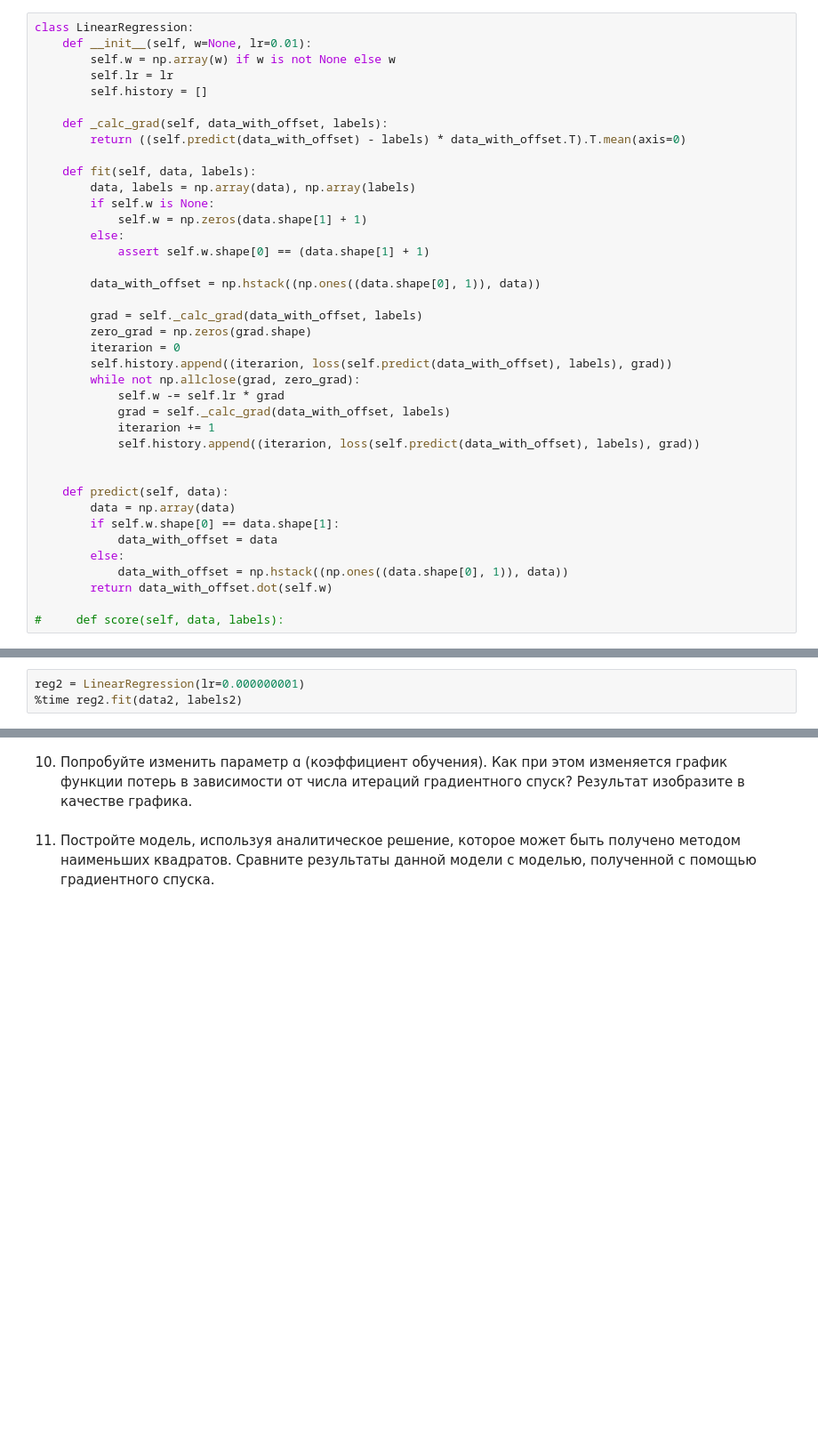
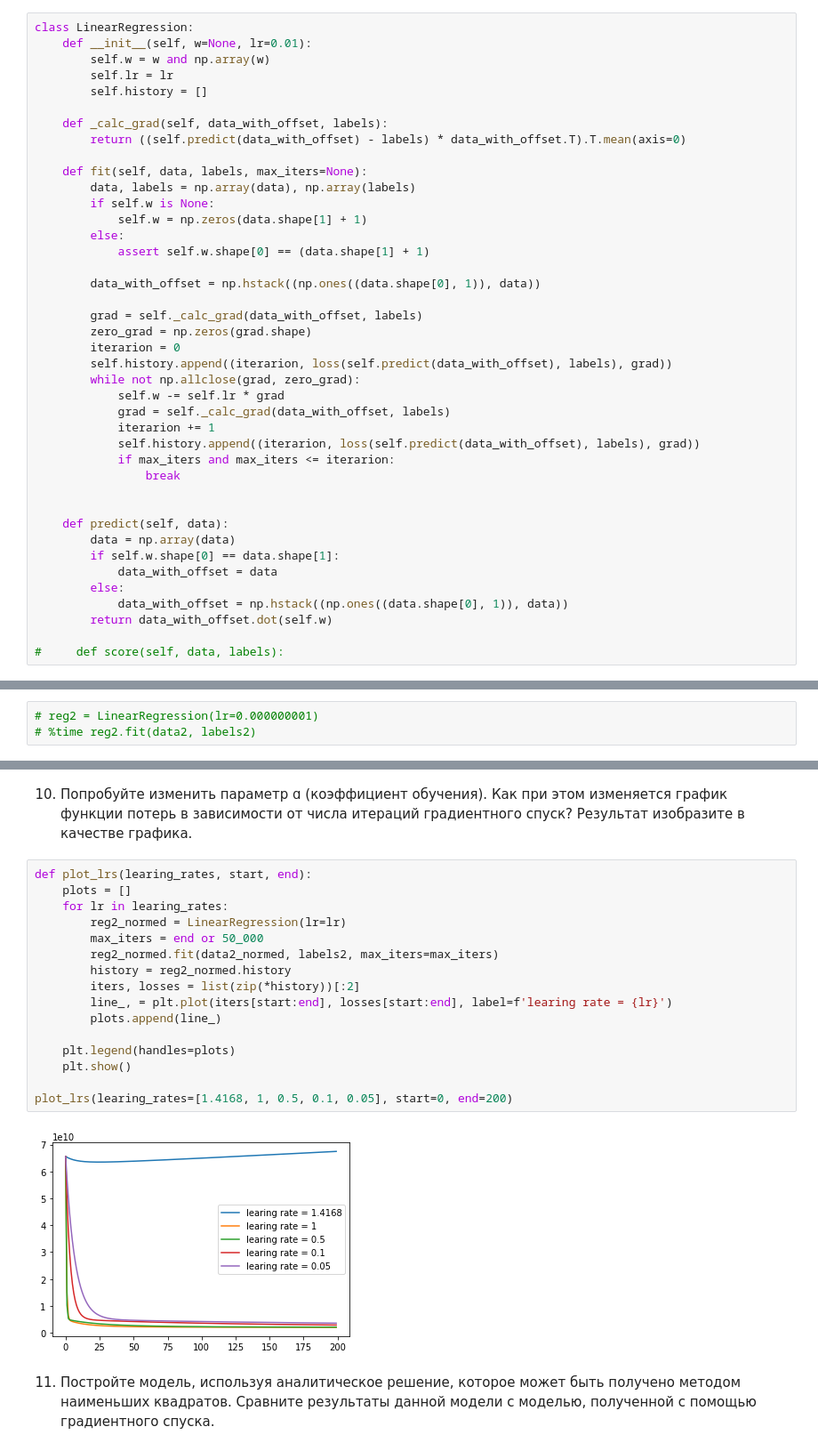
Before and after one commit to ByMyTry/MO_3sem, a Jupyter notebook: laba1/laba1.ipynb, the cells around one changed output, grey strips where cells are left out. Shown at 89% size. Cells and saved outputs as stored; diff of their text form; blank space fills up the shorter version.

```diff
--- a/laba1/laba1.ipynb
+++ b/laba1/laba1.ipynb
@@ -54,14 +54,14 @@ def loss(y_pred, y_true):
 # %%
 class LinearRegression:
     def __init__(self, w=None, lr=0.01):
-        self.w = np.array(w) if w is not None else w
+        self.w = w and np.array(w)
         self.lr = lr
         self.history = []
 
     def _calc_grad(self, data_with_offset, labels):
         return ((self.predict(data_with_offset) - labels) * data_with_offset.T).T.mean(axis=0)
 
-    def fit(self, data, labels):
+    def fit(self, data, labels, max_iters=None):
         data, labels = np.array(data), np.array(labels)
         if self.w is None:
             self.w = np.zeros(data.shape[1] + 1)
@@ -79,6 +79,8 @@ class LinearRegression:
             grad = self._calc_grad(data_with_offset, labels)
             iterarion += 1
             self.history.append((iterarion, loss(self.predict(data_with_offset), labels), grad))
+            if max_iters and max_iters <= iterarion:
+                break
 
 
     def predict(self, data):
@@ -224,5 +226,5 @@ print(labels2.head())
 4    539900
 Name: стоимость дома, dtype: int64
 # %%
-reg2 = LinearRegression(lr=0.000000001)
-%time reg2.fit(data2, labels2)
+# reg2 = LinearRegression(lr=0.000000001)
+# %time reg2.fit(data2, labels2)
@@ -274,5 +274,23 @@ plot_(500, iters_count)
 # сразу реализовывал с векторизацей и для многомерной линейной регрессии
 # %% [markdown]
 10. Попробуйте изменить параметр ɑ (коэффициент обучения). Как при этом изменяется график функции потерь в зависимости от числа итераций градиентного спуск? Результат изобразите в качестве графика.
+# %%
+def plot_lrs(learing_rates, start, end):
+    plots = []
+    for lr in learing_rates:
+        reg2_normed = LinearRegression(lr=lr)
+        max_iters = end or 50_000
+        reg2_normed.fit(data2_normed, labels2, max_iters=max_iters)
+        history = reg2_normed.history
+        iters, losses = list(zip(*history))[:2]
+        line_, = plt.plot(iters[start:end], losses[start:end], label=f'learing rate = {lr}')
+        plots.append(line_)
+
+    plt.legend(handles=plots)
+    plt.show()
+
+plot_lrs(learing_rates=[1.4168, 1, 0.5, 0.1, 0.05], start=0, end=200)
+# %% [output]
+[figure, added]
 # %% [markdown]
 11. Постройте модель, используя аналитическое решение, которое может быть получено методом наименьших квадратов. Сравните результаты данной модели с моделью, полученной с помощью градиентного спуска.
```
Also changed, not shown: parts of 8 cells of this notebook.
